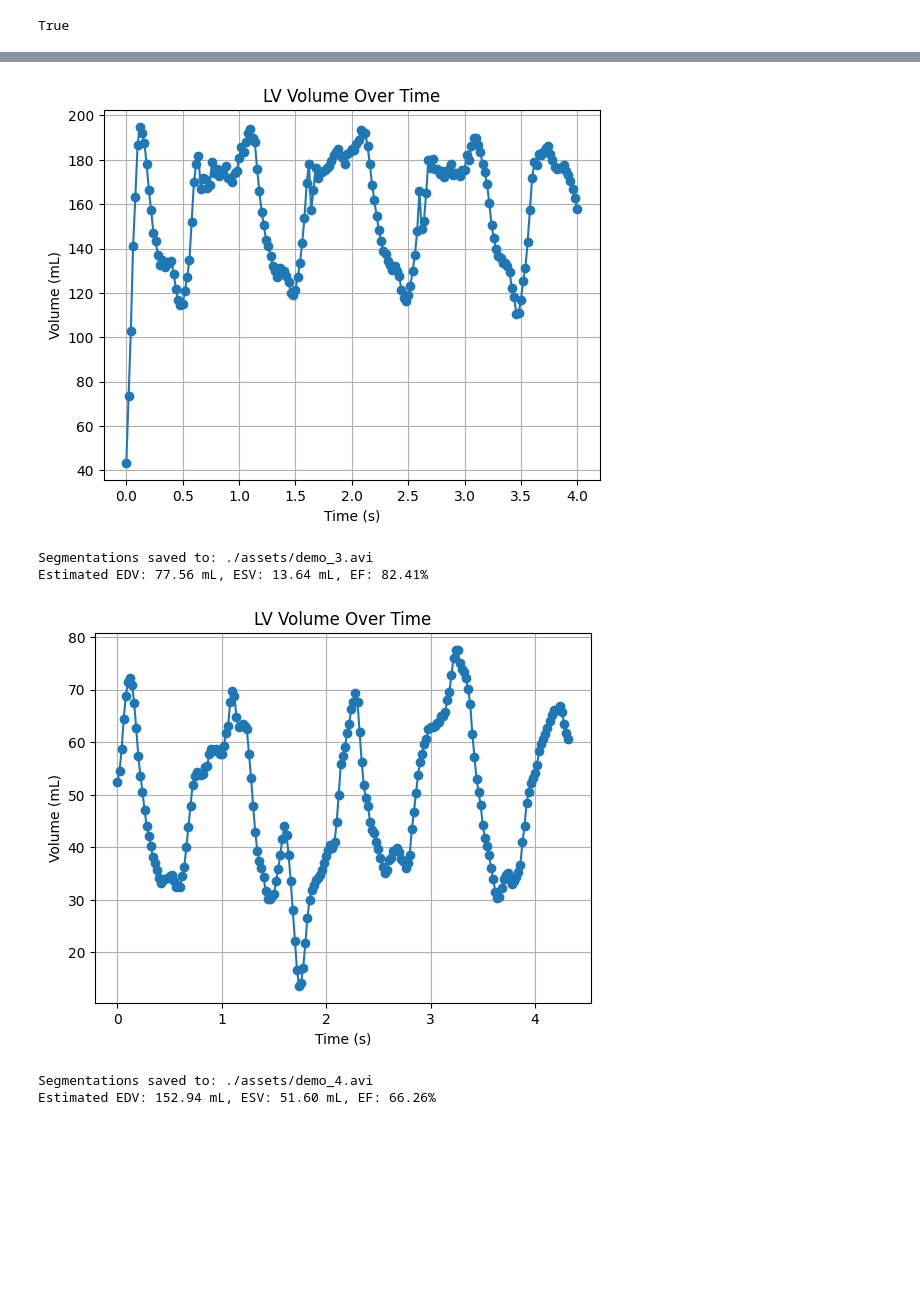
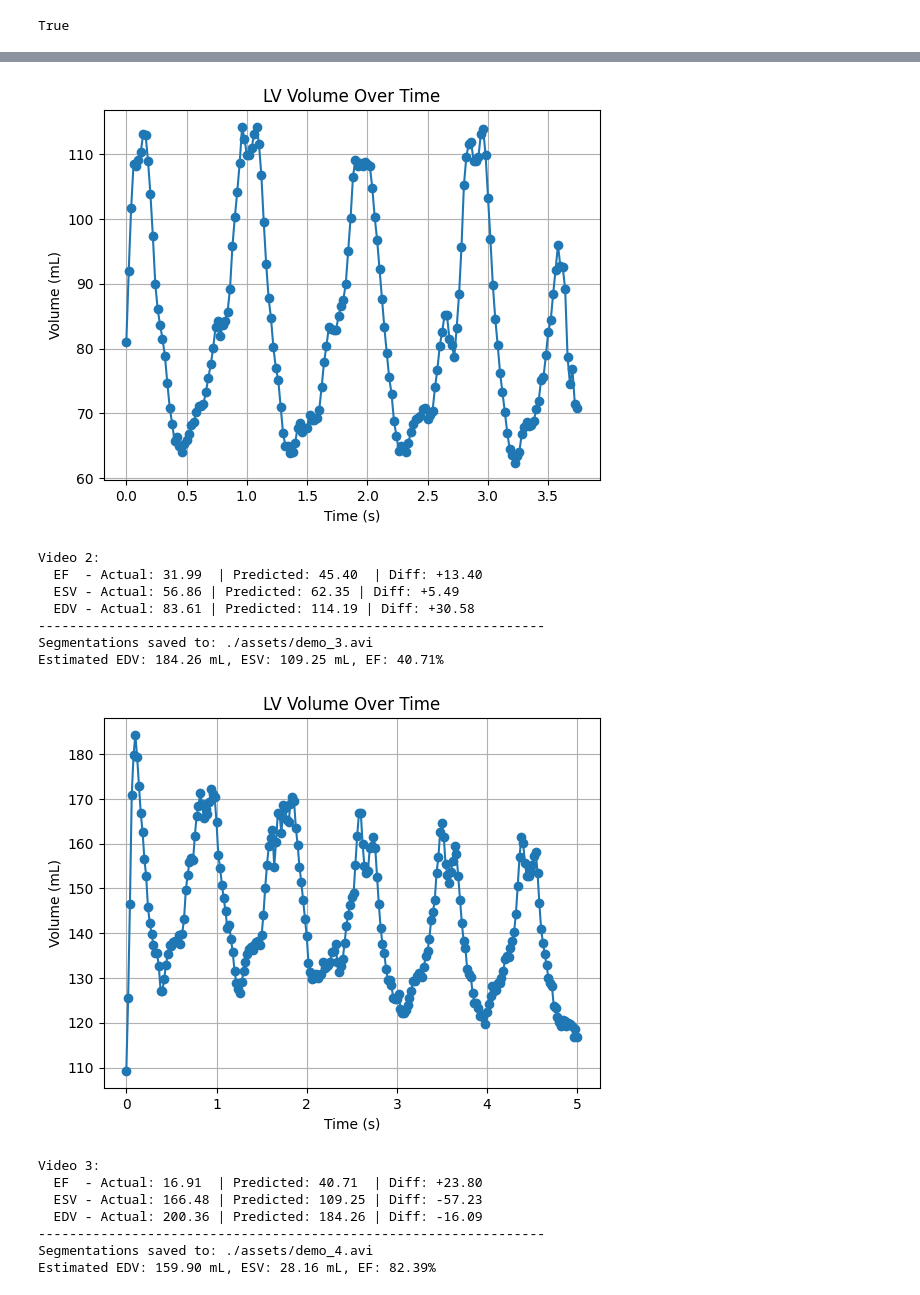
Before and after one commit to harshalchalke31/echoframe_capstone, a Jupyter notebook: demo.ipynb, the cells around one changed output, grey strips where cells are left out. Cells and saved outputs as stored; diff of their text form; code cells hidden in the pictures; blank space fills up the shorter version.

```diff
--- a/demo.ipynb
+++ b/demo.ipynb
@@ -325,6 +325,8 @@ def segment_video_demo_2(
         plt.grid(True)
         plt.show()
 
+    return ef,edv,esv
+
 
 # -------------------------------------------------------------------------
 # Helper function for volume calculation (from your provided code)
@@ -454,6 +456,14 @@ def label_points(p1, p2, p3):
 # %%
+test_df_filtered = test_df[test_df['EF'] < 40].sample(n=5)
+
 videos_path_list = [
-    os.path.join(videos_path, test_df['FileName'].iloc[x]) for x in range(5)
+    (
+        os.path.join(videos_path, row['FileName']),
+        row['EF'],
+        row['ESV'],
+        row['EDV']
+    )
+    for idx, row in test_df_filtered.iterrows()
 ]
 videos_path_list
 # %% [output]
@@ -468,8 +493,8 @@ torch.cuda.is_available()
 True
 # %%
 model = MobileNetV3UNet3D()
-for idx,path in enumerate(videos_path_list):
-    segment_video_demo_2(video_path=path,
+for idx, (path, ef, esv, edv) in enumerate(videos_path_list):
+    predicted_values = segment_video_demo_2(video_path=path,
                     model=model,
                     model_path=model_path_1,
                     device='cuda',
@@ -477,5 +502,19 @@ for idx,path in enumerate(videos_path_list):
                     plot_volume=True,
                     fps=50,
                     )
+
+    # Assuming segment_video_demo_2 returns predicted EF, ESV, EDV
+    predicted_ef, predicted_edv, predicted_esv = predicted_values
+
+    # Calculate differences
+    ef_diff = predicted_ef - ef
+    esv_diff = predicted_esv - esv
+    edv_diff = predicted_edv - edv
+
+    print(f'Video {idx+1}:')
+    print(f'  EF  - Actual: {ef:.2f}  | Predicted: {predicted_ef:.2f}  | Diff: {ef_diff:+.2f}')
+    print(f'  ESV - Actual: {esv:.2f} | Predicted: {predicted_esv:.2f} | Diff: {esv_diff:+.2f}')
+    print(f'  EDV - Actual: {edv:.2f} | Predicted: {predicted_edv:.2f} | Diff: {edv_diff:+.2f}')
+    print('-' * 65)
 # %% [output]
 Segmentations saved to: ./assets/demo_1.avi
@@ -486,6 +530,16 @@ Estimated EDV: 194.83 mL, ESV: 43.37 mL, EF: 77.74%
-[figure, old version]
+[figure, new version]
+Video 2:
+  EF  - Actual: 31.99  | Predicted: 45.40  | Diff: +13.40
+  ESV - Actual: 56.86 | Predicted: 62.35 | Diff: +5.49
+  EDV - Actual: 83.61 | Predicted: 114.19 | Diff: +30.58
+-----------------------------------------------------------------
 Segmentations saved to: ./assets/demo_3.avi
-Estimated EDV: 77.56 mL, ESV: 13.64 mL, EF: 82.41%
+Estimated EDV: 184.26 mL, ESV: 109.25 mL, EF: 40.71%
-[figure, old version]
+[figure, new version]
+Video 3:
+  EF  - Actual: 16.91  | Predicted: 40.71  | Diff: +23.80
+  ESV - Actual: 166.48 | Predicted: 109.25 | Diff: -57.23
+  EDV - Actual: 200.36 | Predicted: 184.26 | Diff: -16.09
+-----------------------------------------------------------------
 Segmentations saved to: ./assets/demo_4.avi
-Estimated EDV: 152.94 mL, ESV: 51.60 mL, EF: 66.26%
+Estimated EDV: 159.90 mL, ESV: 28.16 mL, EF: 82.39%
```
Also changed, not shown: parts of 4 cells of this notebook, 14 other files.
